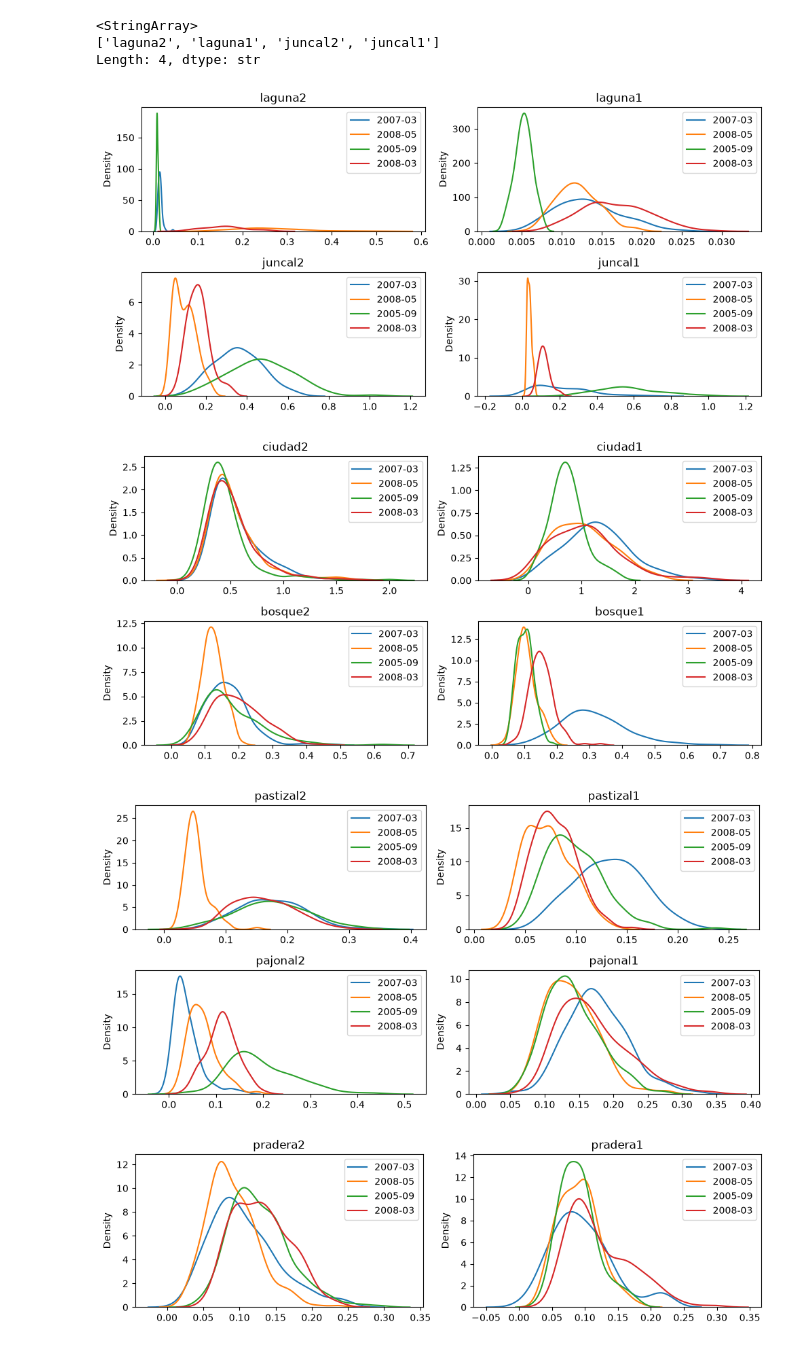
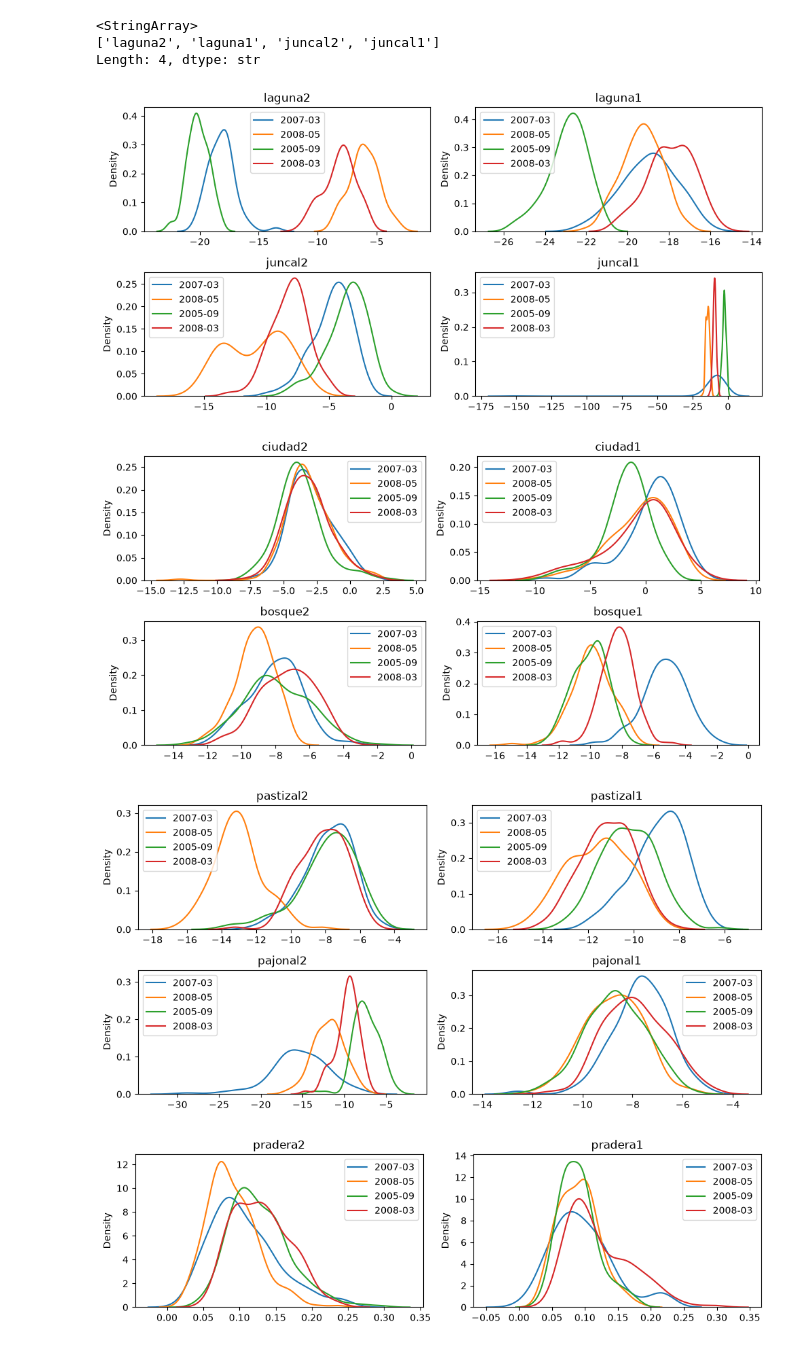
Before and after one commit to francobarrionuevoenv21/MAIE_devs_pub, a Jupyter notebook: SAR/Mercedes/TP5 mecanismos/TP5_mecanismos.ipynb, the cells around one changed output. Drawn from its saved outputs; the diff is of its cells as text; code cells hidden in the pictures.

```diff
--- a/SAR/Mercedes/TP5 mecanismos/TP5_mecanismos.ipynb
+++ b/SAR/Mercedes/TP5 mecanismos/TP5_mecanismos.ipynb
@@ -138,21 +138,21 @@ Length: 4, dtype: str
 # %%
 # --
 fig, ax = plt.subplots(2, 2, figsize=(10, 5), tight_layout=True)
 ax = ax.ravel()
 
 # --
 samples_sel = samp_unique[:4]
 
 # --
 for idx, s in enumerate(samples_sel):
     for d in dict_samp_seas.keys():
         values = dict_samp_seas[d][s]['values']
         #ax[idx].hist(values, bins=50, histtype='step', linewidth=1.5, alpha=0.7, label=d)
-        sns.kdeplot(values, ax=ax[idx], label=d)
+        sns.kdeplot(10*np.log10(values), ax=ax[idx], label=d)
         ax[idx].legend()
         ax[idx].set_title(f'{s}', fontsize=12)
 # %% [output]
-[figure, old version]
+[figure, new version]
 # %%
 # --
 fig, ax = plt.subplots(2, 2, figsize=(10, 5), tight_layout=True)
@@ -166,11 +166,11 @@ for idx, s in enumerate(samples_sel):
     for d in dict_samp_seas.keys():
         values = dict_samp_seas[d][s]['values']
         #ax[idx].hist(values, bins=50, histtype='step', linewidth=1.5, alpha=0.7, label=d)
-        sns.kdeplot(values, ax=ax[idx], label=d)
+        sns.kdeplot(10*np.log10(values), ax=ax[idx], label=d)
         ax[idx].legend()
         ax[idx].set_title(f'{s}', fontsize=12)
 # %% [output]
-[figure, old version]
+[figure, new version]
 # %%
 # --
 fig, ax = plt.subplots(2, 2, figsize=(10, 5), tight_layout=True)
@@ -184,11 +184,11 @@ for idx, s in enumerate(samples_sel):
     for d in dict_samp_seas.keys():
         values = dict_samp_seas[d][s]['values']
         #ax[idx].hist(values, bins=50, histtype='step', linewidth=1.5, alpha=0.7, label=d)
-        sns.kdeplot(values, ax=ax[idx], label=d)
+        sns.kdeplot(10*np.log10(values), ax=ax[idx], label=d)
         ax[idx].legend()
         ax[idx].set_title(f'{s}', fontsize=12)
 # %% [output]
-[figure, old version]
+[figure, new version]
 # %%
 # --
 fig, ax = plt.subplots(1, 2, figsize=(10, 3), tight_layout=True)
```
Also changed, not shown: parts of 1 cell of this notebook, 3 other files.
